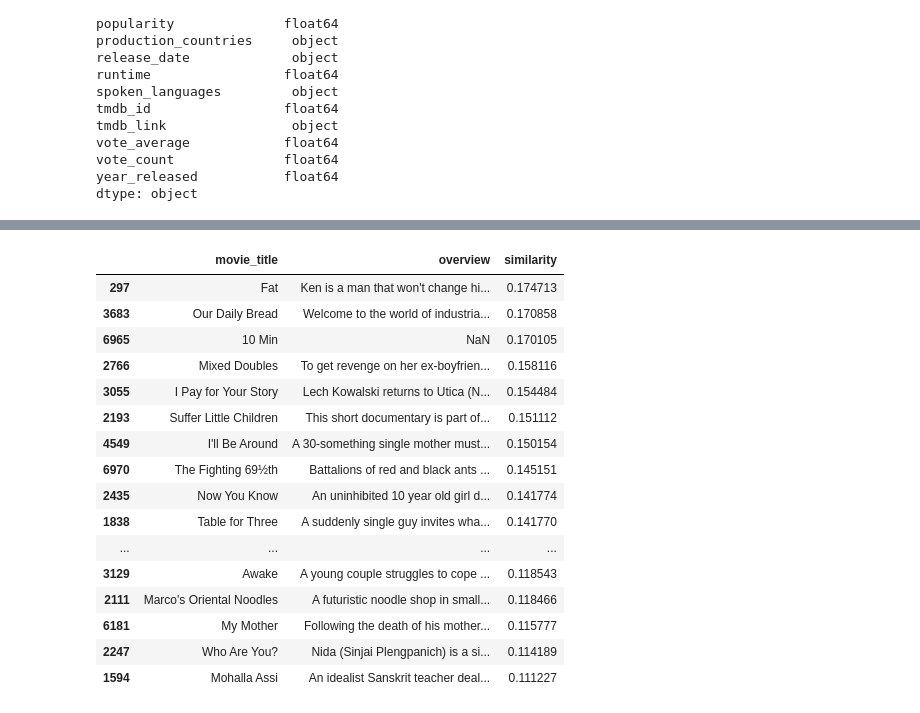
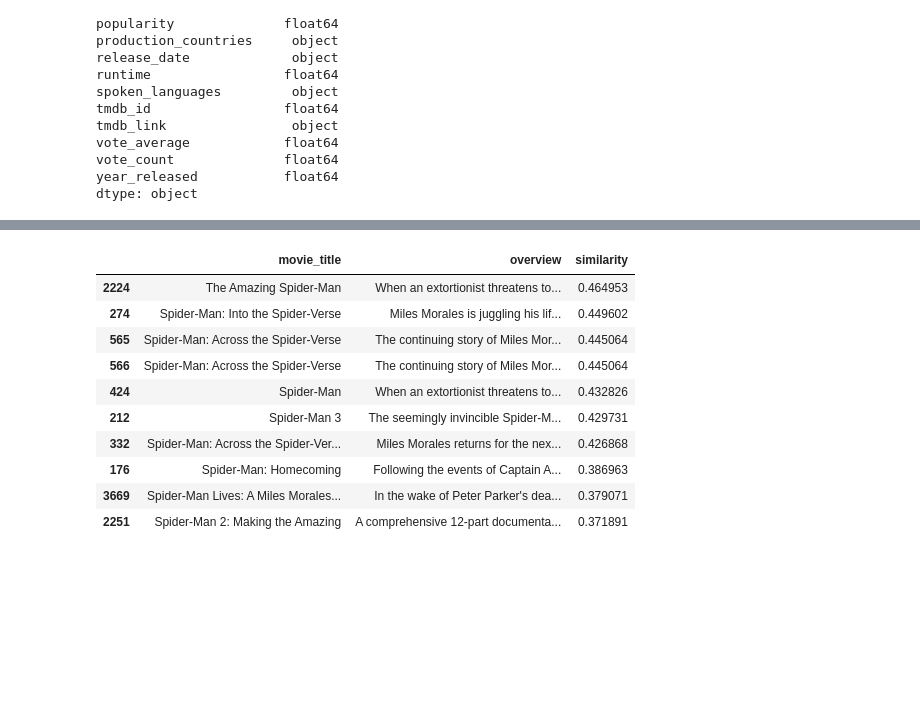
Before and after one commit to SOHAMPATEL1483/CS725-Project, a Jupyter notebook: content_based.ipynb, the cells around one changed output, grey strips where cells are left out. Saved outputs shown, nothing was run; the diff lists cells and outputs as text; code cells hidden in the pictures; blank space fills up the shorter version.

```diff
--- a/content_based.ipynb
+++ b/content_based.ipynb
@@ -150,34 +157,28 @@ matrix = vectorizer.fit_transform(dataset["soup"])
 # %%
 cosine_sim = cosine_similarity(matrix, matrix)
 # %%
-def recommend_movies(title, cosine_sim=cosine_sim, df=dataset):
+def recommend_movies(title, cosine_sim=cosine_sim, df=dataset,n_top=10):
     idx = df.index[df['movie_title'] == title].tolist()[0]
     sim_scores = list(enumerate(cosine_sim[idx]))
     sim_scores = sorted(sim_scores, key=lambda x: x[1], reverse=True)
     sim_scores = sim_scores[1:]
     movie_indices = [i[0] for i in sim_scores]
-    recommendations = df.iloc[movie_indices][:25][['movie_title', 'overview']]
-    recommendations['similarity'] = [score[1] for score in sim_scores][:25]  # Add similarity score
+    recommendations = df.iloc[movie_indices][:n_top][['movie_title', 'overview']]
+    recommendations['similarity'] = [score[1] for score in sim_scores][:n_top]  # Add similarity score
     return recommendations
 # %%
-recommended_movies = recommend_movies('The War Speeds Up')
+recommended_movies = recommend_movies('Spider-Man')
 recommended_movies.reset_index()
 recommended_movies
 # %% [output]
 |  | movie_title | overview | similarity |
-| 297 | Fat | Ken is a man that won't change hi... | 0.174713 |
-| 3683 | Our Daily Bread | Welcome to the world of industria... | 0.170858 |
-| 6965 | 10 Min | NaN | 0.170105 |
-| 2766 | Mixed Doubles | To get revenge on her ex-boyfrien... | 0.158116 |
-| 3055 | I Pay for Your Story | Lech Kowalski returns to Utica (N... | 0.154484 |
-| 2193 | Suffer Little Children | This short documentary is part of... | 0.151112 |
-| 4549 | I'll Be Around | A 30-something single mother must... | 0.150154 |
-| 6970 | The Fighting 69½th | Battalions of red and black ants ... | 0.145151 |
-| 2435 | Now You Know | An uninhibited 10 year old girl d... | 0.141774 |
-| 1838 | Table for Three | A suddenly single guy invites wha... | 0.141770 |
-| ... | ... | ... | ... |
-| 3129 | Awake | A young couple struggles to cope ... | 0.118543 |
-| 2111 | Marco's Oriental Noodles | A futuristic noodle shop in small... | 0.118466 |
-| 6181 | My Mother | Following the death of his mother... | 0.115777 |
-| 2247 | Who Are You? | Nida (Sinjai Plengpanich) is a si... | 0.114189 |
-| 1594 | Mohalla Assi | An idealist Sanskrit teacher deal... | 0.111227 |
+| 2224 | The Amazing Spider-Man | When an extortionist threatens to... | 0.464953 |
+| 274 | Spider-Man: Into the Spider-Verse | Miles Morales is juggling his lif... | 0.449602 |
+| 565 | Spider-Man: Across the Spider-Verse | The continuing story of Miles Mor... | 0.445064 |
+| 566 | Spider-Man: Across the Spider-Verse | The continuing story of Miles Mor... | 0.445064 |
+| 424 | Spider-Man | When an extortionist threatens to... | 0.432826 |
+| 212 | Spider-Man 3 | The seemingly invincible Spider-M... | 0.429731 |
+| 332 | Spider-Man: Across the Spider-Ver... | Miles Morales returns for the nex... | 0.426868 |
+| 176 | Spider-Man: Homecoming | Following the events of Captain A... | 0.386963 |
+| 3669 | Spider-Man Lives: A Miles Morales... | In the wake of Peter Parker's dea... | 0.379071 |
+| 2251 | Spider-Man 2: Making the Amazing | A comprehensive 12-part documenta... | 0.371891 |
```
Also changed, not shown: parts of 14 cells of this notebook, 2 other files.
